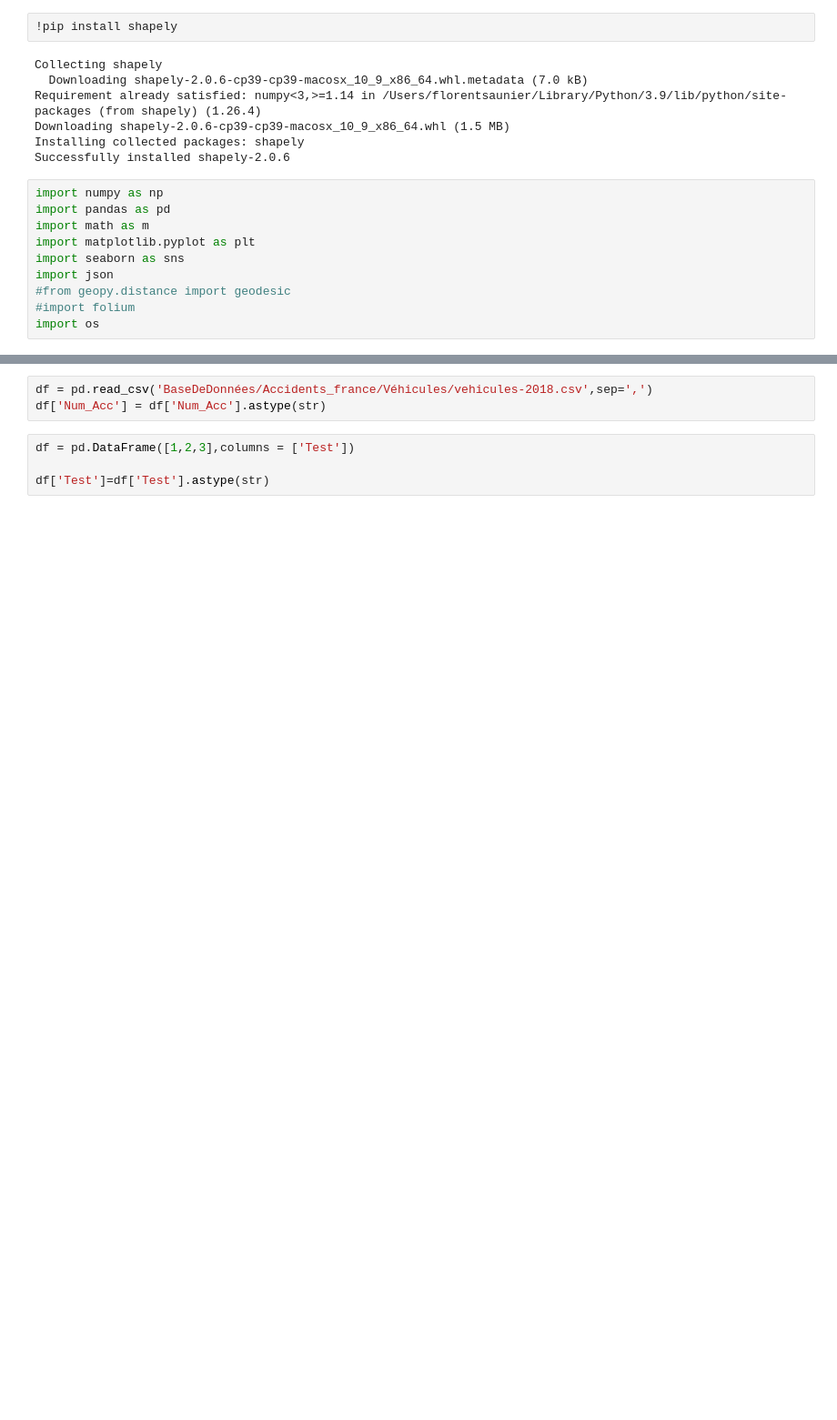
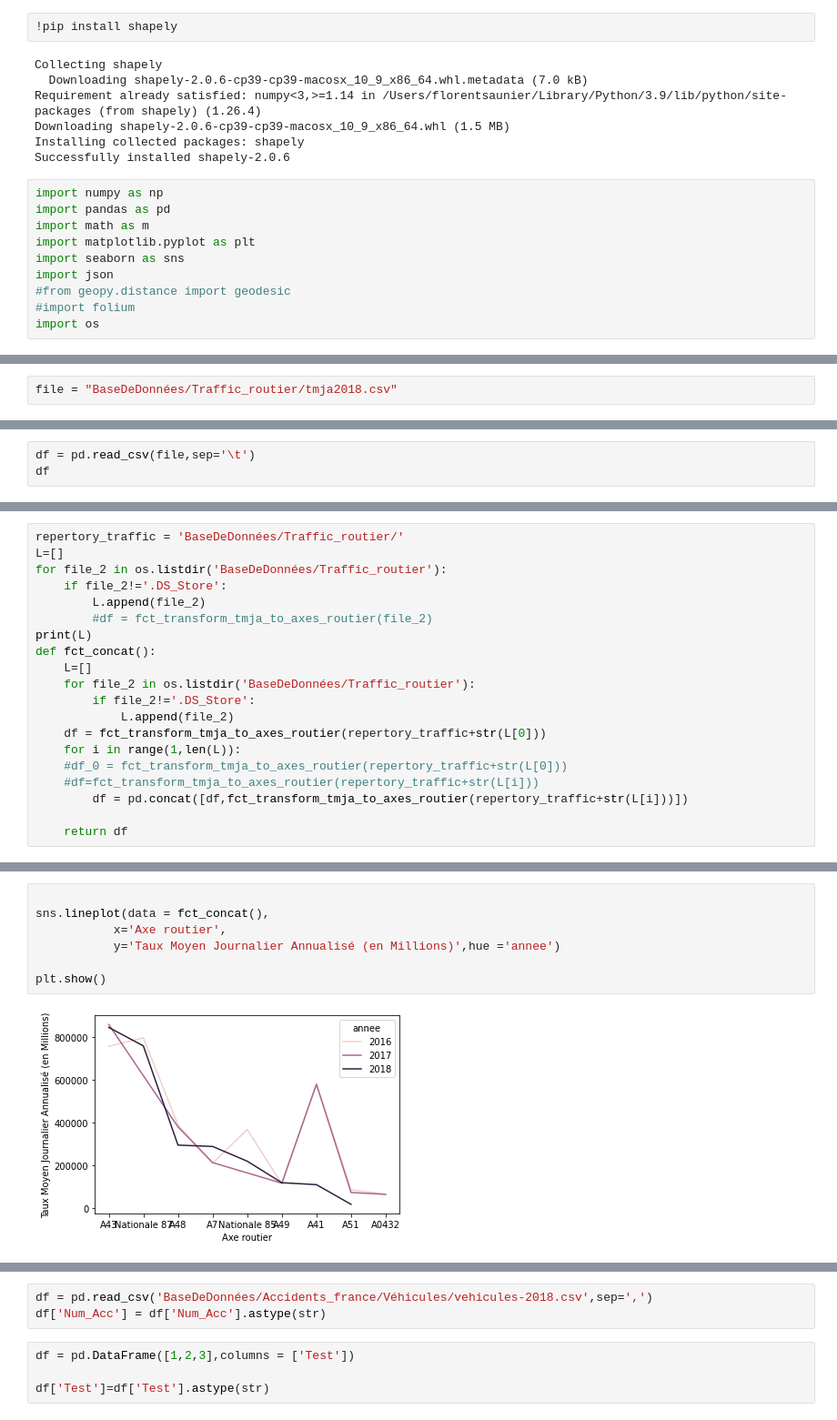
Before and after one commit to Flotauv/Projet_Data_Innovant-, a Jupyter notebook: Projet_FLO.ipynb, the cells around one changed output, grey strips where cells are left out. Shown at 91% size. Cells and saved outputs as stored; diff of their text form; blank space fills up the shorter version.

```diff
--- a/Projet_FLO.ipynb
+++ b/Projet_FLO.ipynb
@@ -24,0 +66,2 @@ import os
+# %%
+file = "BaseDeDonnées/Traffic_routier/tmja2018.csv"
@@ -24,0 +93,3 @@ import os
+# %%
+df = pd.read_csv(file,sep='\t')
+df
@@ -24,0 +122,20 @@ import os
+# %%
+repertory_traffic = 'BaseDeDonnées/Traffic_routier/'
+L=[]
+for file_2 in os.listdir('BaseDeDonnées/Traffic_routier'):
+    if file_2!='.DS_Store':
+        L.append(file_2)
+        #df = fct_transform_tmja_to_axes_routier(file_2)
+print(L)
+def fct_concat():
+    L=[]
+    for file_2 in os.listdir('BaseDeDonnées/Traffic_routier'):
+        if file_2!='.DS_Store':
+            L.append(file_2)
+    df = fct_transform_tmja_to_axes_routier(repertory_traffic+str(L[0]))
+    for i in range(1,len(L)):
+    #df_0 = fct_transform_tmja_to_axes_routier(repertory_traffic+str(L[0]))
+    #df=fct_transform_tmja_to_axes_routier(repertory_traffic+str(L[i]))
+        df = pd.concat([df,fct_transform_tmja_to_axes_routier(repertory_traffic+str(L[i]))])
+
+    return df
@@ -24,0 +164,9 @@ import os
+# %%
+
+sns.lineplot(data = fct_concat(),
+           x='Axe routier',
+           y='Taux Moyen Journalier Annualisé (en Millions)',hue ='annee')
+
+plt.show()
+# %% [output]
+[figure, added]
```
Also changed, not shown: parts of 9 cells of this notebook, 2 other files.
